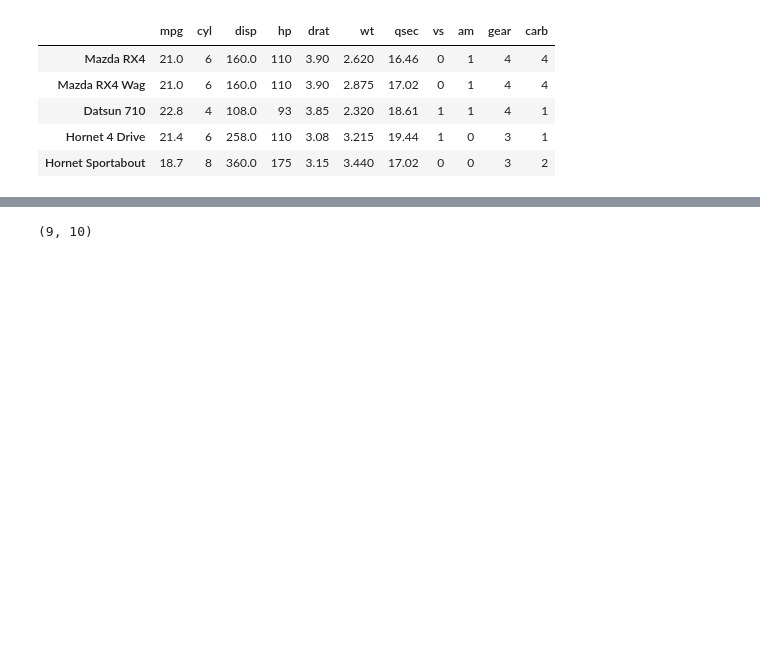
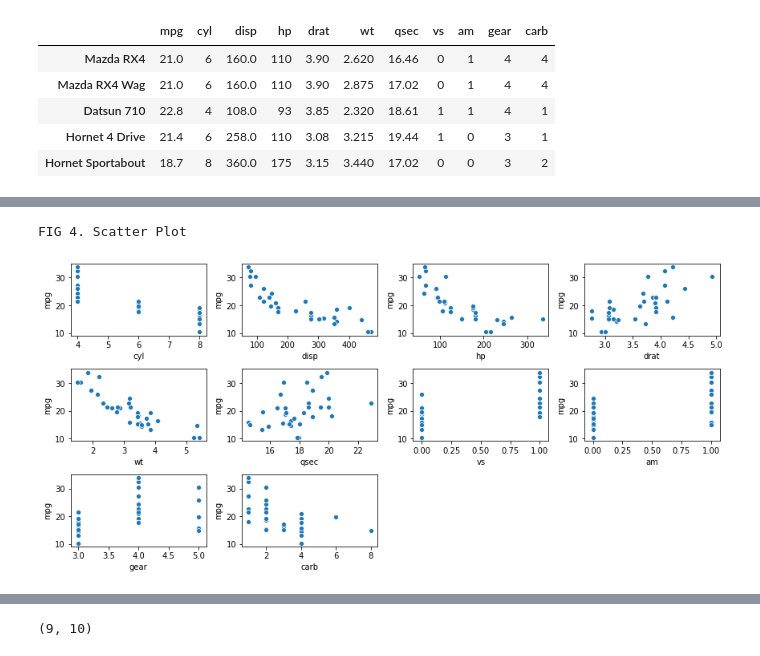
Before and after one commit to Ayanlola2002/Stutern, a Jupyter notebook: Multivariate_Analysis.ipynb, the cells around one changed output, grey strips where cells are left out. Cells and saved outputs as stored; diff of their text form; code cells hidden in the pictures; blank space fills up the shorter version.

```diff
--- a/Multivariate_Analysis.ipynb
+++ b/Multivariate_Analysis.ipynb
@@ -48,0 +138,13 @@ df.head()
+# %%
+print("FIG 4. Scatter Plot")
+f = plt.figure(figsize=(12,18))
+
+for i in range(len(num_attributes.columns)):
+    f.add_subplot(10,4, i+1)
+    sns.scatterplot(num_attributes.iloc[:,i], target)
+
+plt.tight_layout()
+plt.show()
+# %% [output]
+FIG 4. Scatter Plot
+[figure, added]
```
Also changed, not shown: parts of 11 cells of this notebook.
